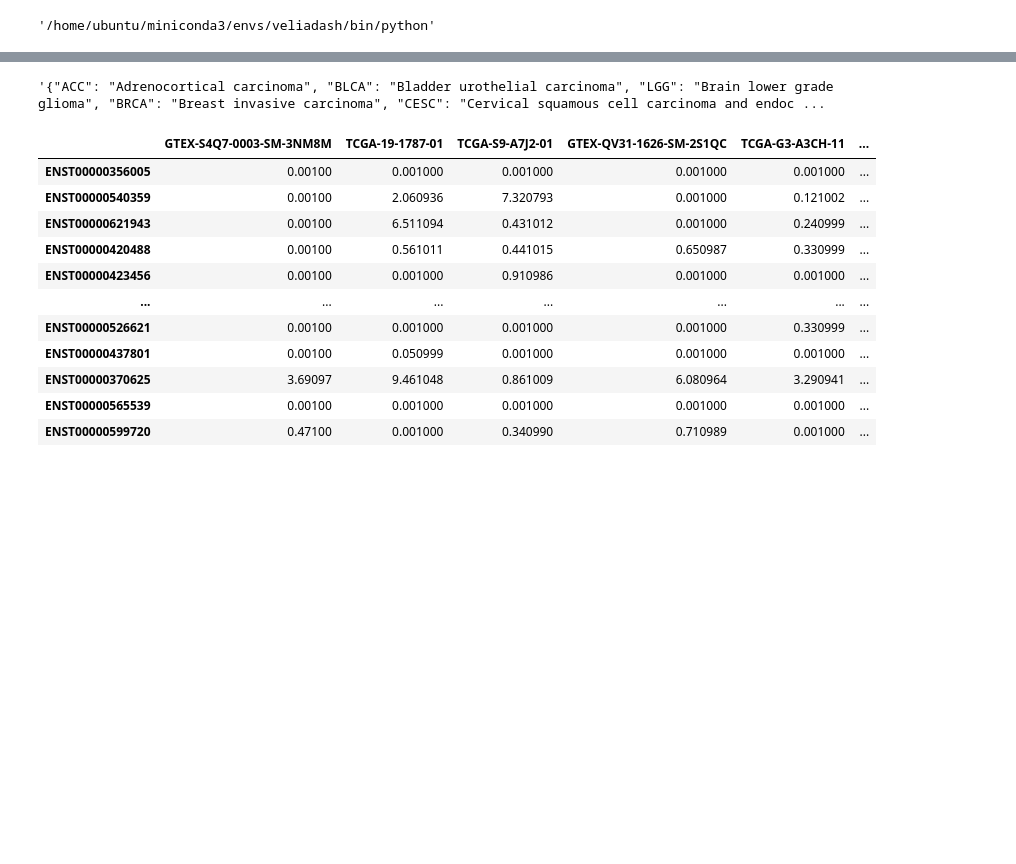
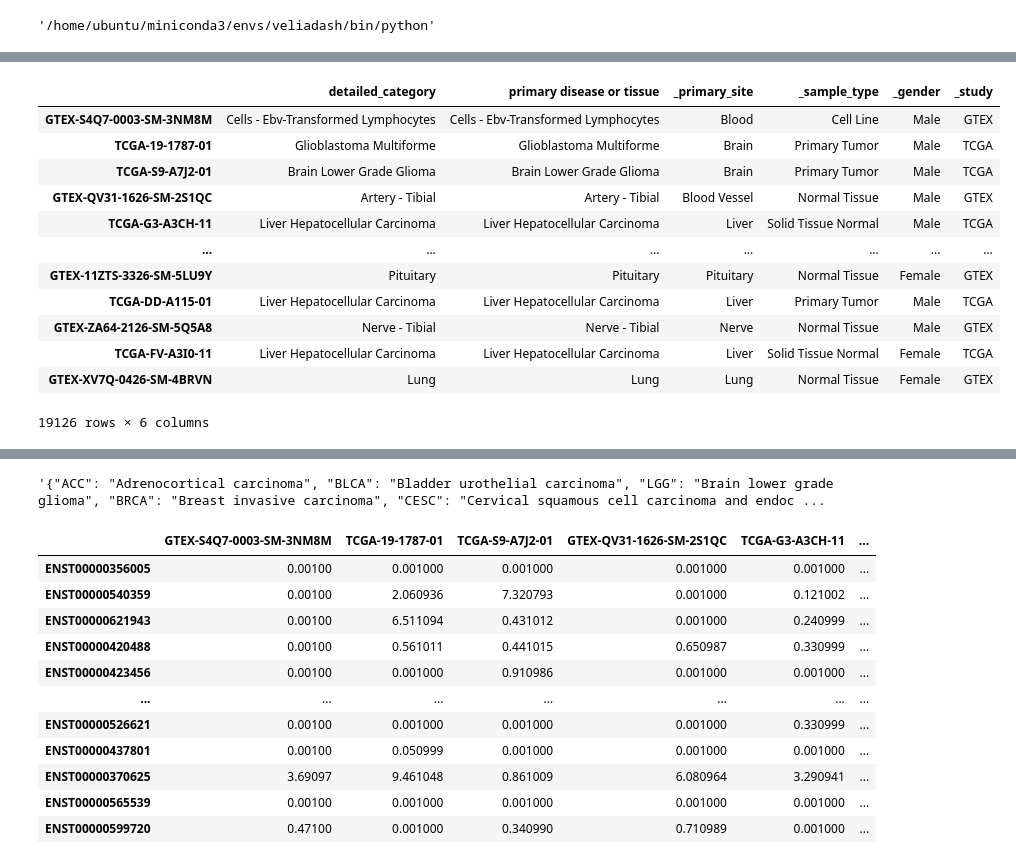
Before and after one commit to veliatx/dashboard, a Jupyter notebook: dashboard/testing.ipynb, the cells around one changed output, grey strips where cells are left out. Cells and saved outputs as stored; diff of their text form; code cells hidden in the pictures; blank space fills up the shorter version.

```diff
--- a/dashboard/testing.ipynb
+++ b/dashboard/testing.ipynb
@@ -23,0 +24,4 @@ from plotting import *
+# %%
+xena_metadata, xena_expression, vtx_id_to_transcripts, xena_exact_vtx_sums, xena_overlapping_vtx_sums, de_tables_dict, de_metadata = load_xena_tcga_gtex_target()
+# %%
+vtx_combination_type = 'transcripts_exact'
@@ -23,0 +104,16 @@ from plotting import *
+# %%
+xena_metadata_df
+# %% [output]
+|  | detailed_category | primary disease or tissue | _primary_site | _sample_type | _gender | _study |
+| GTEX-S4Q7-0003-SM-3NM8M | Cells - Ebv-Transformed Lymphocytes | Cells - Ebv-Transformed Lymphocytes | Blood | Cell Line | Male | GTEX |
+| TCGA-19-1787-01 | Glioblastoma Multiforme | Glioblastoma Multiforme | Brain | Primary Tumor | Male | TCGA |
+| TCGA-S9-A7J2-01 | Brain Lower Grade Glioma | Brain Lower Grade Glioma | Brain | Primary Tumor | Male | TCGA |
+| GTEX-QV31-1626-SM-2S1QC | Artery - Tibial | Artery - Tibial | Blood Vessel | Normal Tissue | Male | GTEX |
+| TCGA-G3-A3CH-11 | Liver Hepatocellular Carcinoma | Liver Hepatocellular Carcinoma | Liver | Solid Tissue Normal | Male | TCGA |
+| ... | ... | ... | ... | ... | ... | ... |
+| GTEX-11ZTS-3326-SM-5LU9Y | Pituitary | Pituitary | Pituitary | Normal Tissue | Female | GTEX |
+| TCGA-DD-A115-01 | Liver Hepatocellular Carcinoma | Liver Hepatocellular Carcinoma | Liver | Primary Tumor | Male | TCGA |
+| GTEX-ZA64-2126-SM-5Q5A8 | Nerve - Tibial | Nerve - Tibial | Nerve | Normal Tissue | Male | GTEX |
+| TCGA-FV-A3I0-11 | Liver Hepatocellular Carcinoma | Liver Hepatocellular Carcinoma | Liver | Solid Tissue Normal | Female | TCGA |
+| GTEX-XV7Q-0426-SM-4BRVN | Lung | Lung | Lung | Normal Tissue | Female | GTEX |
+19126 rows × 6 columns
```
Also changed, not shown: parts of 16 cells of this notebook, 7 other files.
